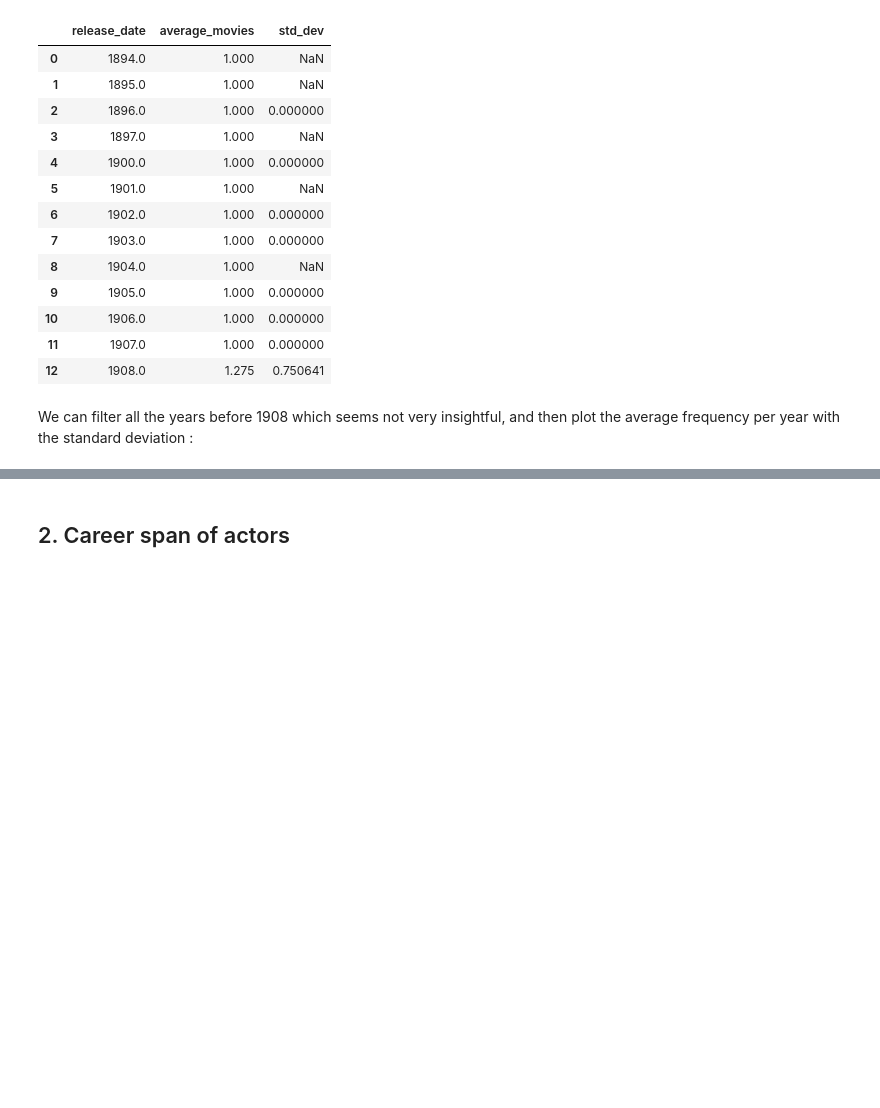
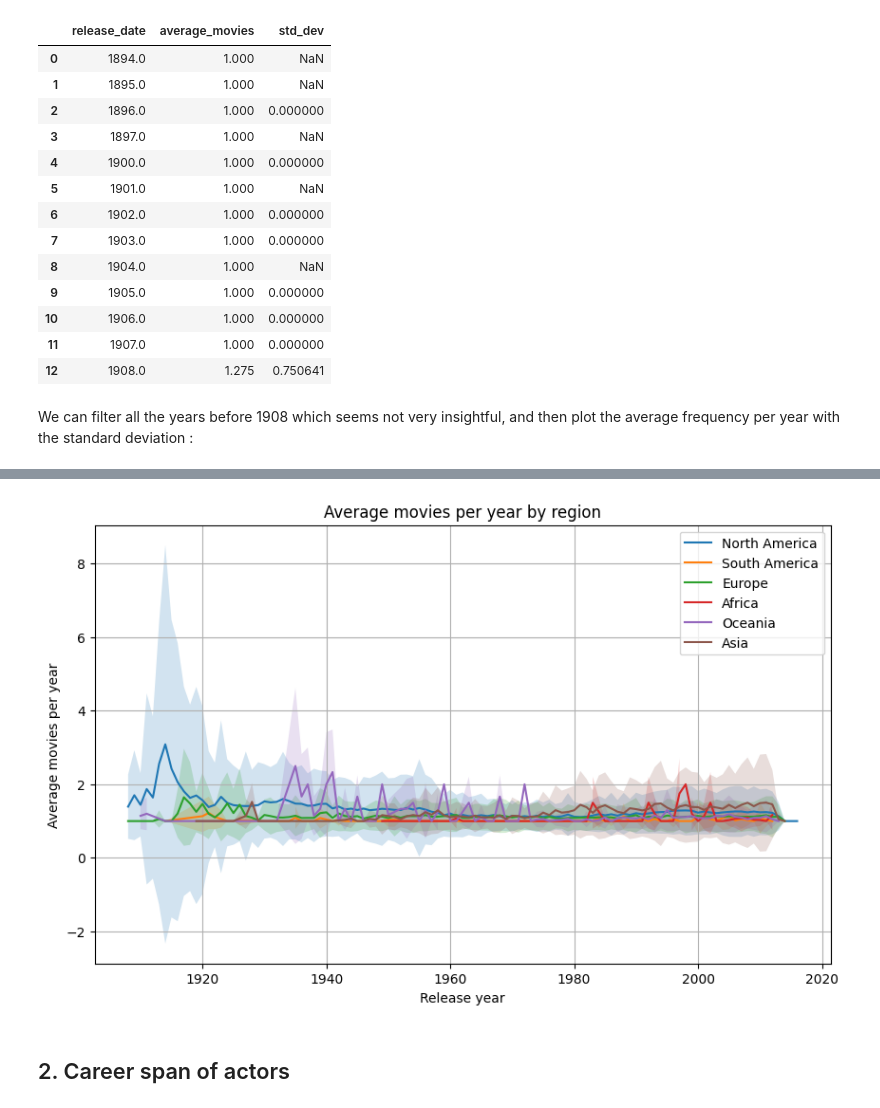
Before and after one commit to epfl-ada/ada-2023-project-datacuisiniers, a Jupyter notebook: scripts/p2_Malo.ipynb, the cells around one changed output, grey strips where cells are left out. Cells and saved outputs as stored; diff of their text form; code cells hidden in the pictures; blank space fills up the shorter version.

```diff
--- a/scripts/p2_Malo.ipynb
+++ b/scripts/p2_Malo.ipynb
@@ -144,3 +189,75 @@ plt.show()
+# %%
+NA_data = frequency_df[frequency_df['region'] == 'North America']
+SA_data = frequency_df[frequency_df['region'] == 'South America']
+EU_data = frequency_df[frequency_df['region'] == 'Europe']
+AF_data = frequency_df[frequency_df['region'] == 'Africa']
+OC_data = frequency_df[frequency_df['region'] == 'Oceania']
+AS_data = frequency_df[frequency_df['region'] == 'Asia']
+
+average_movie_count_NA = NA_data.groupby('release_date')['movie_count'].agg(['mean', 'std']).reset_index()
+average_movie_count_NA = average_movie_count_NA[average_movie_count_NA['release_date'] >= 1908]
+
+average_movie_count_SA = SA_data.groupby('release_date')['movie_count'].agg(['mean', 'std']).reset_index()
+average_movie_count_SA = average_movie_count_SA[average_movie_count_SA['release_date'] >= 1908]
+
+average_movie_count_EU = EU_data.groupby('release_date')['movie_count'].agg(['mean', 'std']).reset_index()
+average_movie_count_EU = average_movie_count_EU[average_movie_count_EU['release_date'] >= 1908]
+
+average_movie_count_AF = AF_data.groupby('release_date')['movie_count'].agg(['mean', 'std']).reset_index()
+average_movie_count_AF = average_movie_count_AF[average_movie_count_AF['release_date'] >= 1908]
+
+average_movie_count_OC = OC_data.groupby('release_date')['movie_count'].agg(['mean', 'std']).reset_index()
+average_movie_count_OC = average_movie_count_OC[average_movie_count_OC['release_date'] >= 1908]
+
+average_movie_count_AS = AS_data.groupby('release_date')['movie_count'].agg(['mean', 'std']).reset_index()
+average_movie_count_AS = average_movie_count_AS[average_movie_count_AS['release_date'] >= 1908]
+
+
+plt.figure(figsize=(10, 6))
+sns.lineplot(data=average_movie_count_NA, x='release_date', y='mean', label='North America')
+plt.fill_between(average_movie_count_NA['release_date'],
+                 average_movie_count_NA['mean'] - average_movie_count_NA['std'],
+                 average_movie_count_NA['mean'] + average_movie_count_NA['std'],
+                 alpha=0.2)
+
+sns.lineplot(data=average_movie_count_SA, x='release_date', y='mean', label='South America')
+plt.fill_between(average_movie_count_SA['release_date'],
+                 average_movie_count_SA['mean'] - average_movie_count_SA['std'],
+                 average_movie_count_SA['mean'] + average_movie_count_SA['std'],
+                 alpha=0.2)
+
+sns.lineplot(data=average_movie_count_EU, x='release_date', y='mean', label='Europe')
+plt.fill_between(average_movie_count_EU['release_date'],
+                 average_movie_count_EU['mean'] - average_movie_count_EU['std'],
+                 average_movie_count_EU['mean'] + average_movie_count_EU['std'],
+                 alpha=0.2)
+
+sns.lineplot(data=average_movie_count_AF, x='release_date', y='mean', label='Africa')
+plt.fill_between(average_movie_count_AF['release_date'],
+                 average_movie_count_AF['mean'] - average_movie_count_AF['std'],
+                 average_movie_count_AF['mean'] + average_movie_count_AF['std'],
+                 alpha=0.2)
+
+sns.lineplot(data=average_movie_count_OC, x='release_date', y='mean', label='Oceania')
+plt.fill_between(average_movie_count_OC['release_date'],
+                 average_movie_count_OC['mean'] - average_movie_count_OC['std'],
+                 average_movie_count_OC['mean'] + average_movie_count_OC['std'],
+                 alpha=0.2)
+
+sns.lineplot(data=average_movie_count_AS, x='release_date', y='mean', label='Asia')
+plt.fill_between(average_movie_count_AS['release_date'],
+                 average_movie_count_AS['mean'] - average_movie_count_AS['std'],
+                 average_movie_count_AS['mean'] + average_movie_count_AS['std'],
+                 alpha=0.2)
+
+plt.xlabel('Release year')
+plt.ylabel('Average movies per year')
+plt.title('Average movies per year by region')
+plt.legend()
+plt.grid(True)
+plt.show()
+# %% [output]
+[figure, added]
 # %% [markdown]
 ## 2. Career span of actors
 # %%
```
Also changed, not shown: parts of 11 cells of this notebook, 1 other file.
